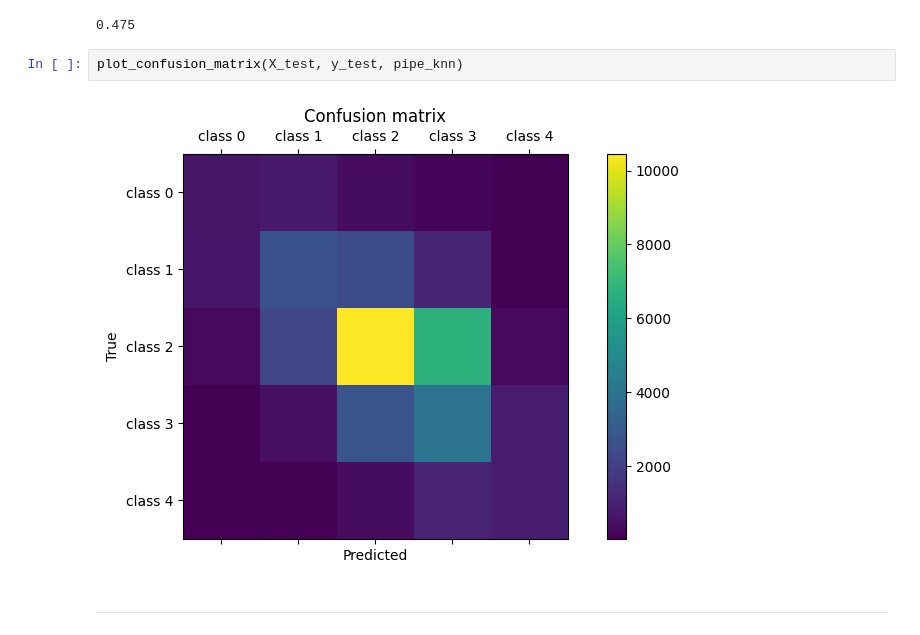
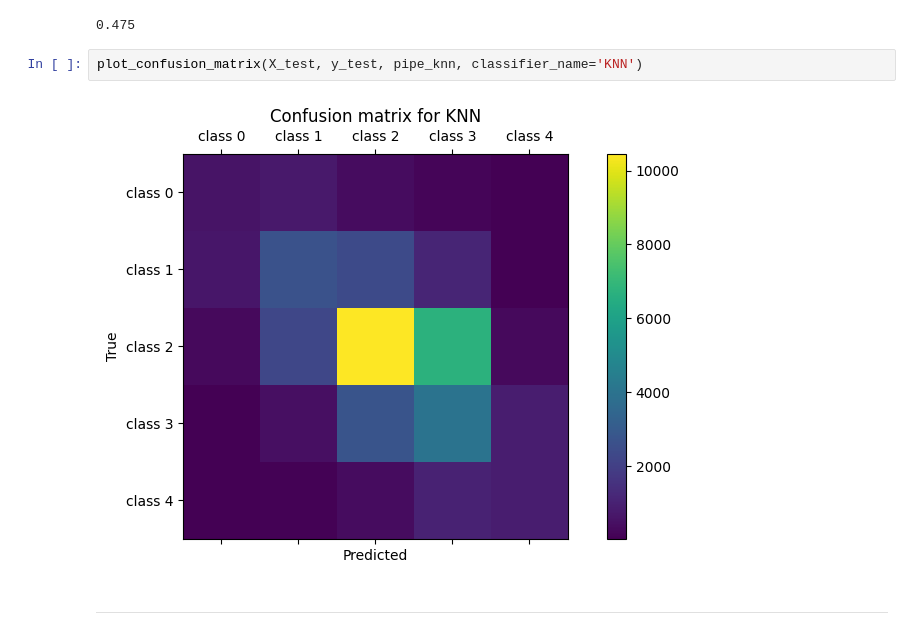
Before and after one commit to gborras10/MachineLearningProjects, a Jupyter notebook: assignements/assignment_3_clasificacion_textos/p4_03_borras_moll.ipynb, the cells around one changed output. Saved outputs shown, nothing was run; the diff lists cells and outputs as text.

```diff
--- a/assignements/assignment_3_clasificacion_textos/p4_03_borras_moll.ipynb
+++ b/assignements/assignment_3_clasificacion_textos/p4_03_borras_moll.ipynb
@@ -155,9 +162,9 @@ get_accuracy(pipe_knn)
 # %% [output]
 0.475
 # %%
-plot_confusion_matrix(X_test, y_test, pipe_knn)
+plot_confusion_matrix(X_test, y_test, pipe_knn, classifier_name='KNN')
 # %% [output]
-[figure, old version]
+[figure, new version]
 # %% [markdown]
 ---
 # %% [markdown]
```
Also changed, not shown: parts of 7 cells of this notebook, 21 other files.
